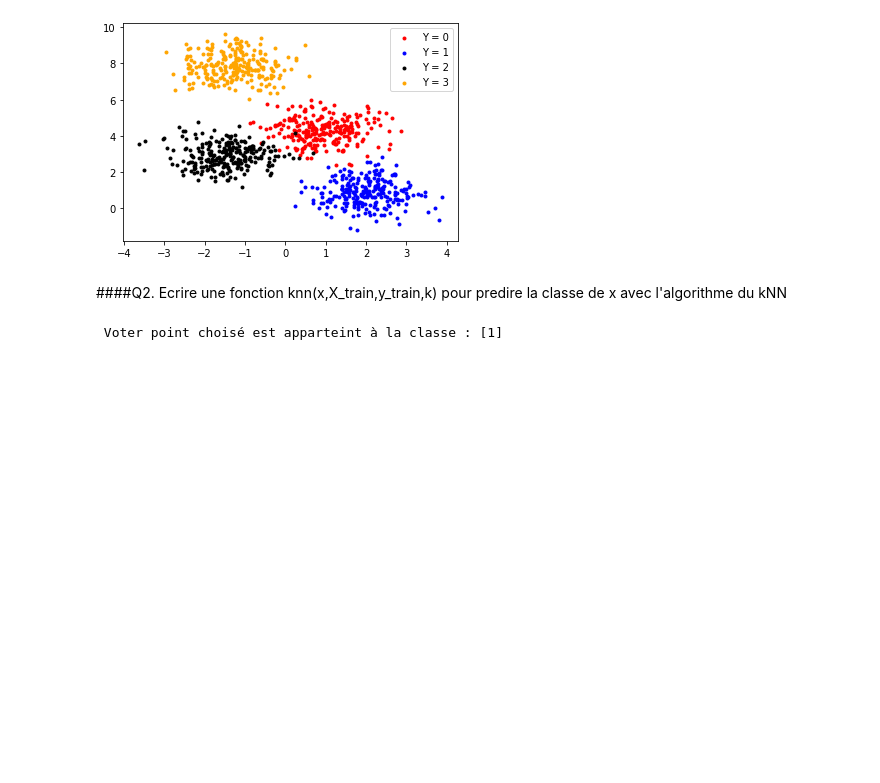
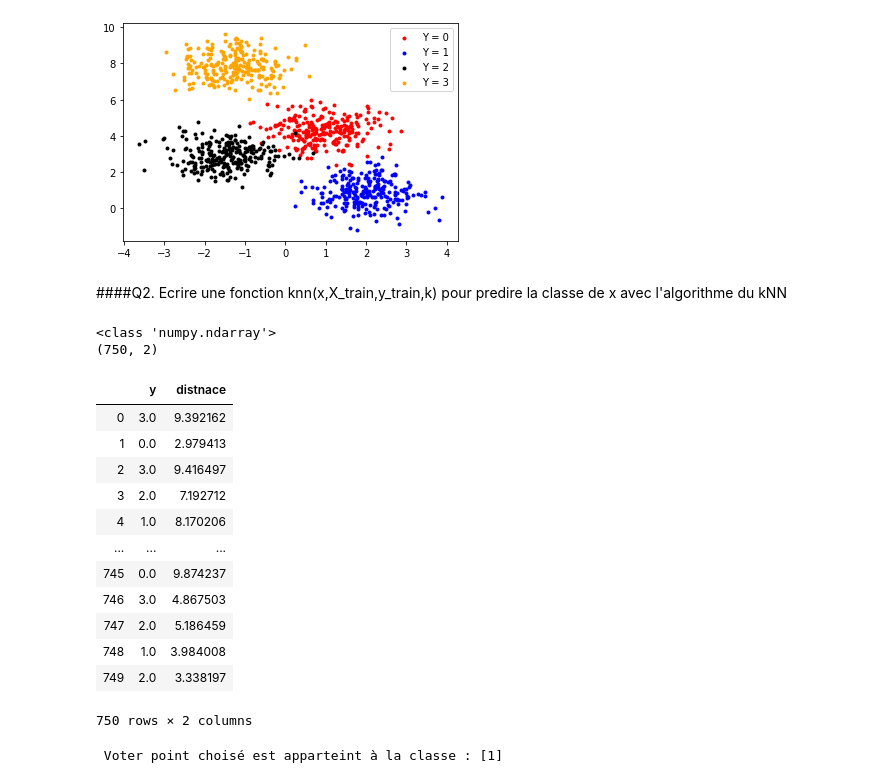
Before and after one commit to Abdellah-05/ML-Tps, a Jupyter notebook: TP-3 KNN/TP03_kNN.ipynb, the cells around one changed output. Cells and saved outputs as stored; diff of their text form; code cells hidden in the pictures; blank space fills up the shorter version.

```diff
--- a/TP-3 KNN/TP03_kNN.ipynb
+++ b/TP-3 KNN/TP03_kNN.ipynb
@@ -42,4 +43,42 @@ plt.show()
 [figure]
 # %% [markdown]
 ####Q2. Ecrire une fonction knn(x,X_train,y_train,k) pour predire la classe de x avec l'algorithme du kNN
+# %%
+
+from sklearn.neighbors import KNeighborsClassifier
+from sklearn.model_selection import train_test_split
+
+X_train, X_test, y_train, y_test = train_test_split(X, y, test_size = 0.25, random_state = 50)
+
+
+ListDistances, D, r = [], [], []
+for e in range(X_train.shape[0]) :
+    D = [ y[e], np.sqrt((X[e][0] - X_train[e][0])**2 + (X[e][0] - X_train[e][1])**2)]
+    r.append(D[-1])
+    ListDistances.append(D)
+
+arr = np.array(ListDistances)
+print(type(arr))
+print(arr.shape)
+# %% [output]
+<class 'numpy.ndarray'>
+(750, 2)
+# %%
+df = pd.DataFrame(arr, columns = ['y', 'distnace'])
+
+df.sor
+# %% [output]
+|  | y | distnace |
+| 0 | 3.0 | 9.392162 |
+| 1 | 0.0 | 2.979413 |
+| 2 | 3.0 | 9.416497 |
+| 3 | 2.0 | 7.192712 |
+| 4 | 1.0 | 8.170206 |
+| ... | ... | ... |
+| 745 | 0.0 | 9.874237 |
+| 746 | 3.0 | 4.867503 |
+| 747 | 2.0 | 5.186459 |
+| 748 | 1.0 | 3.984008 |
+| 749 | 2.0 | 3.338197 |
+750 rows × 2 columns
 # %%
```
Also changed, not shown: parts of 2 cells of this notebook.
